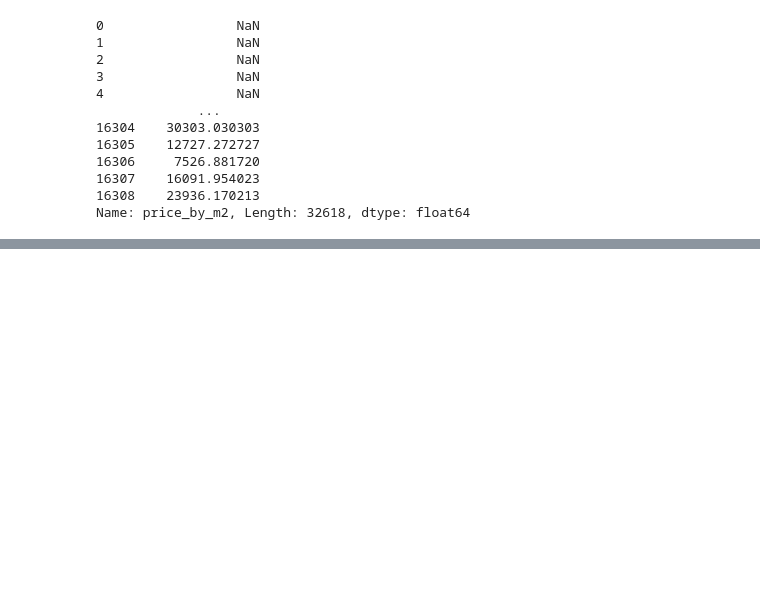
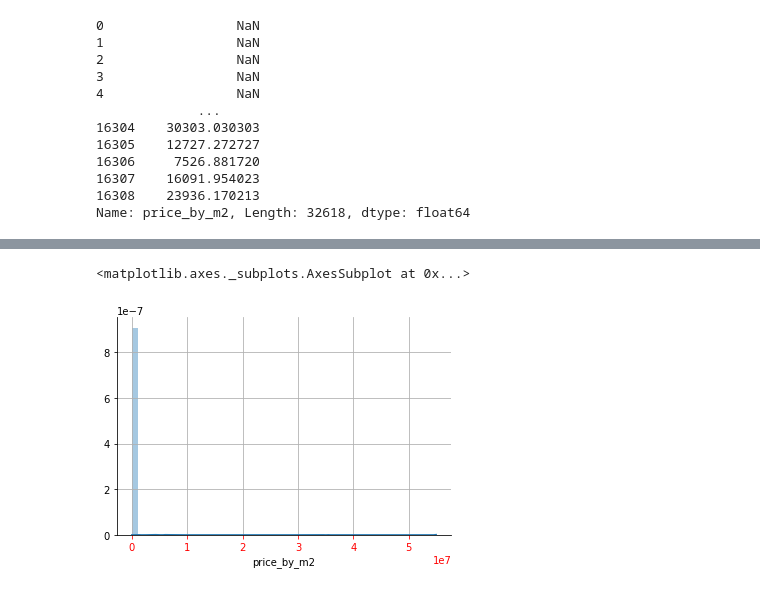
Before and after one commit to JavierSantibanez1/Tarea1_DSLab_Grupo11, a Jupyter notebook: tarea 1/P1_unificada.ipynb, the cells around one changed output, grey strips where cells are left out. Drawn from its saved outputs; the diff is of its cells as text; code cells hidden in the pictures; blank space fills up the shorter version.

```diff
--- a/tarea 1/P1_unificada.ipynb
+++ b/tarea 1/P1_unificada.ipynb
@@ -1389,0 +1411,6 @@ for c in inter_ver:
+# %%
+''' Densidad original'''
+sns.distplot(d_pm2)
+# %% [output]
+<matplotlib.axes._subplots.AxesSubplot at 0x...>
+[figure, added]
```
Also changed, not shown: parts of 8 cells of this notebook.
